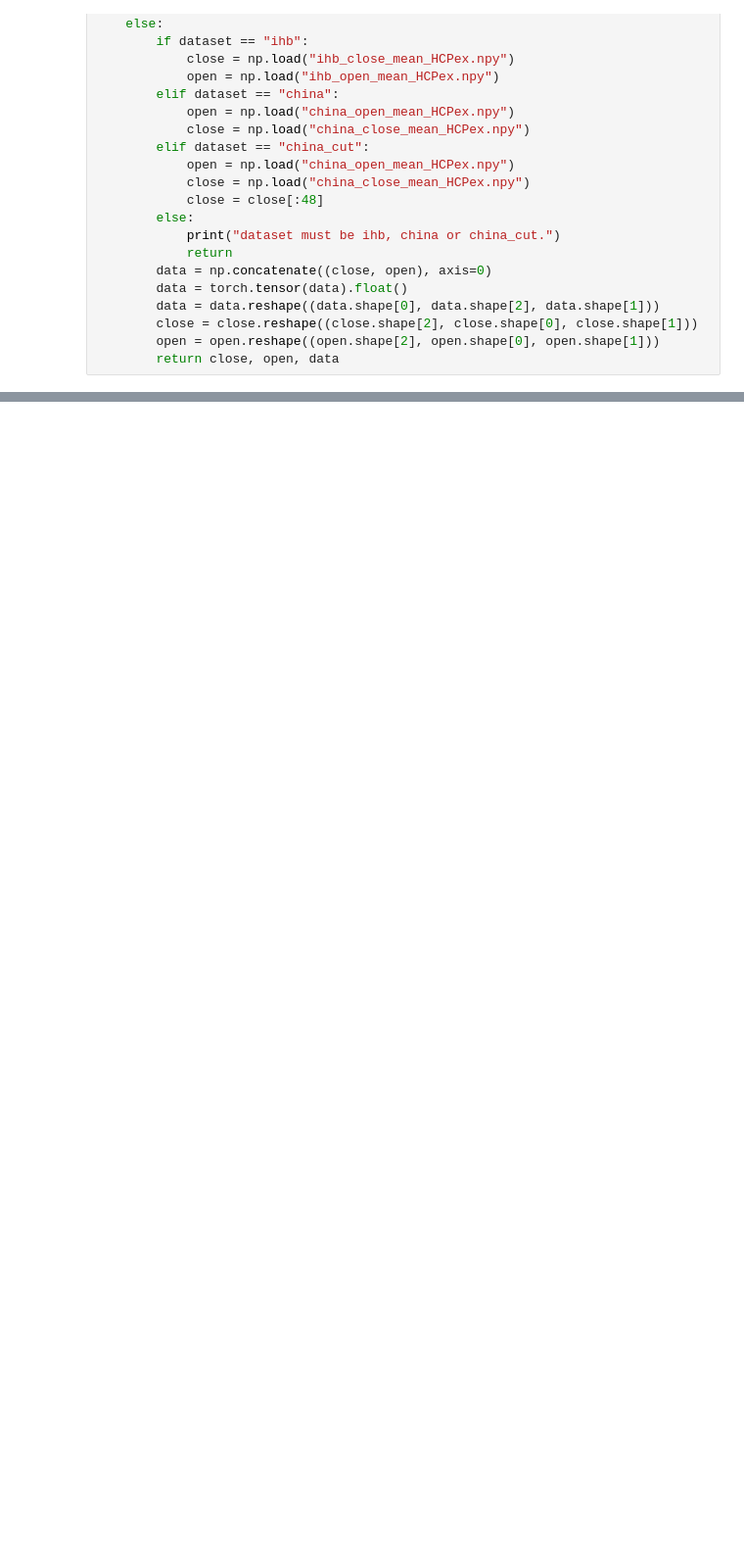
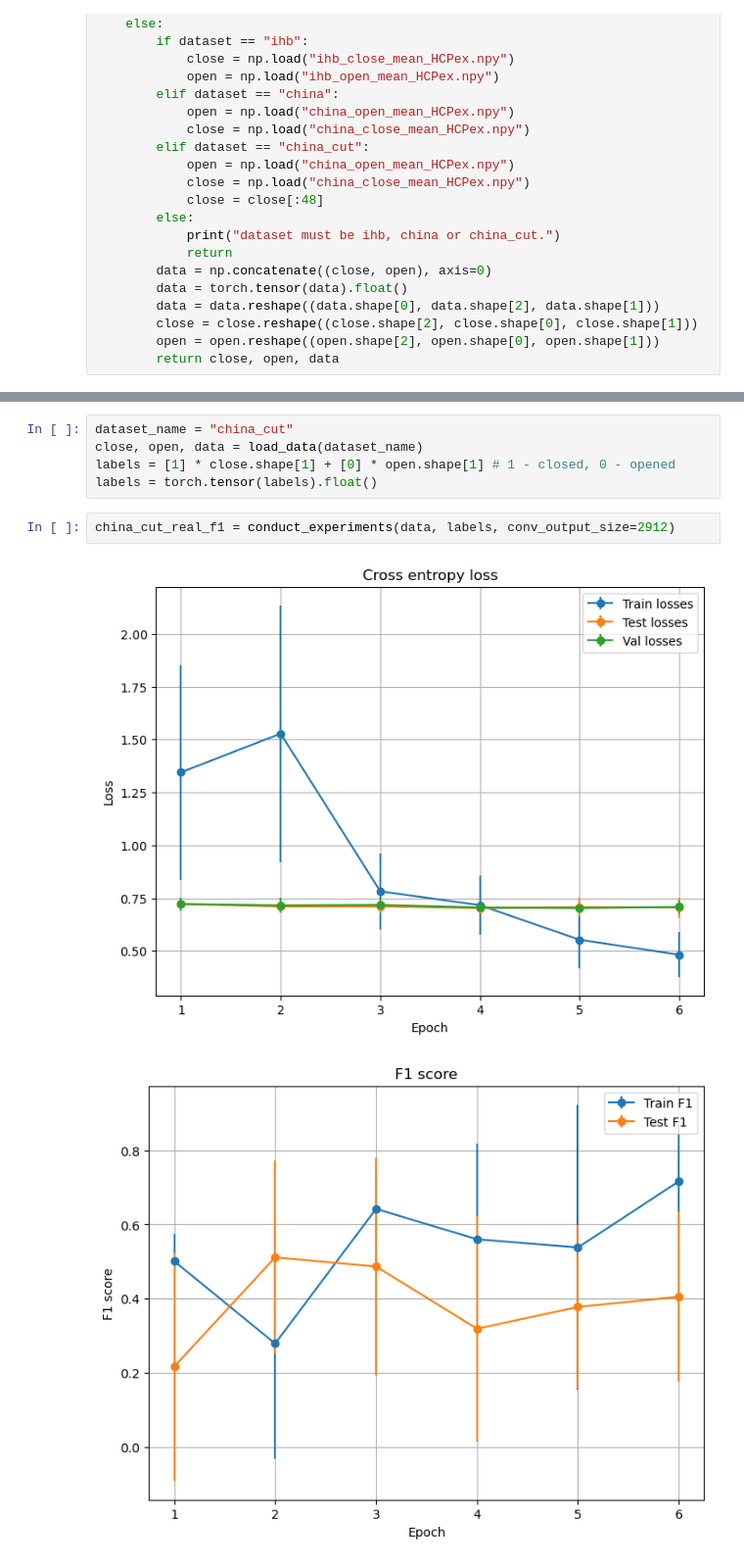
Before and after one commit to n0n1ck1/fMRI-augmentation, a Jupyter notebook: fMRI_train.ipynb, the cells around one changed output, grey strips where cells are left out. Shown at 98% size. Drawn from its saved outputs; the diff is of its cells as text; blank space fills up the shorter version.

```diff
--- a/fMRI_train.ipynb
+++ b/fMRI_train.ipynb
@@ -809,0 +284,10 @@ torch.Size([28])
+# %%
+dataset_name = "china_cut"
+close, open, data = load_data(dataset_name)
+labels = [1] * close.shape[1] + [0] * open.shape[1] # 1 - closed, 0 - opened
+labels = torch.tensor(labels).float()
+# %%
+china_cut_real_f1 = conduct_experiments(data, labels, conv_output_size=2912)
+# %% [output]
+[figure, added]
+[figure, added]
```
Also changed, not shown: parts of 94 cells of this notebook, 2 other files.
